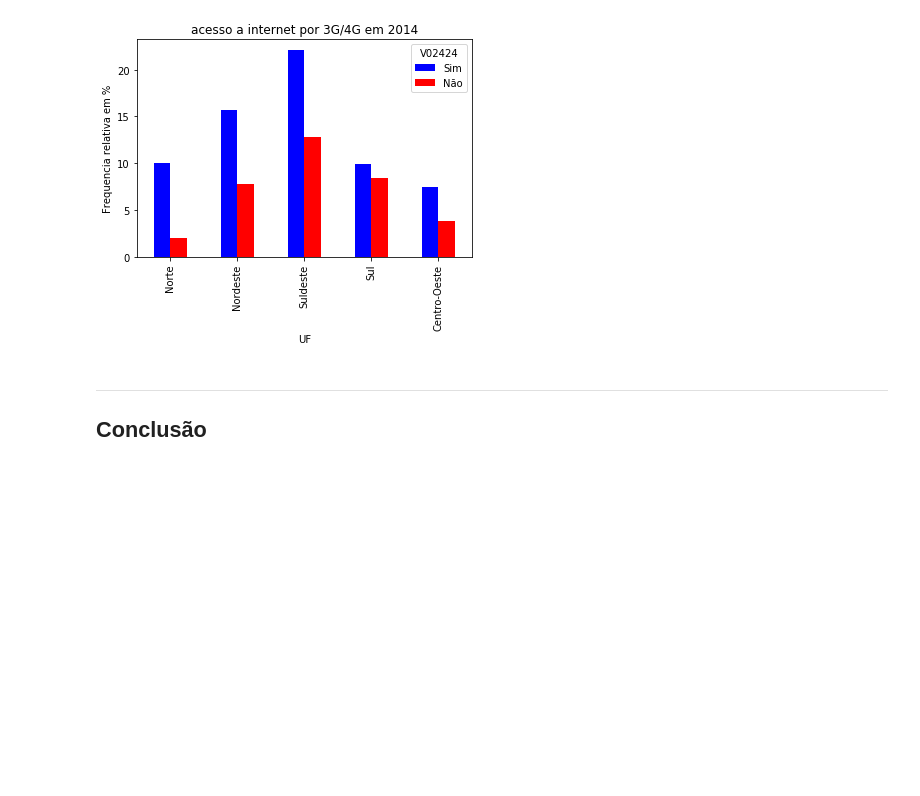
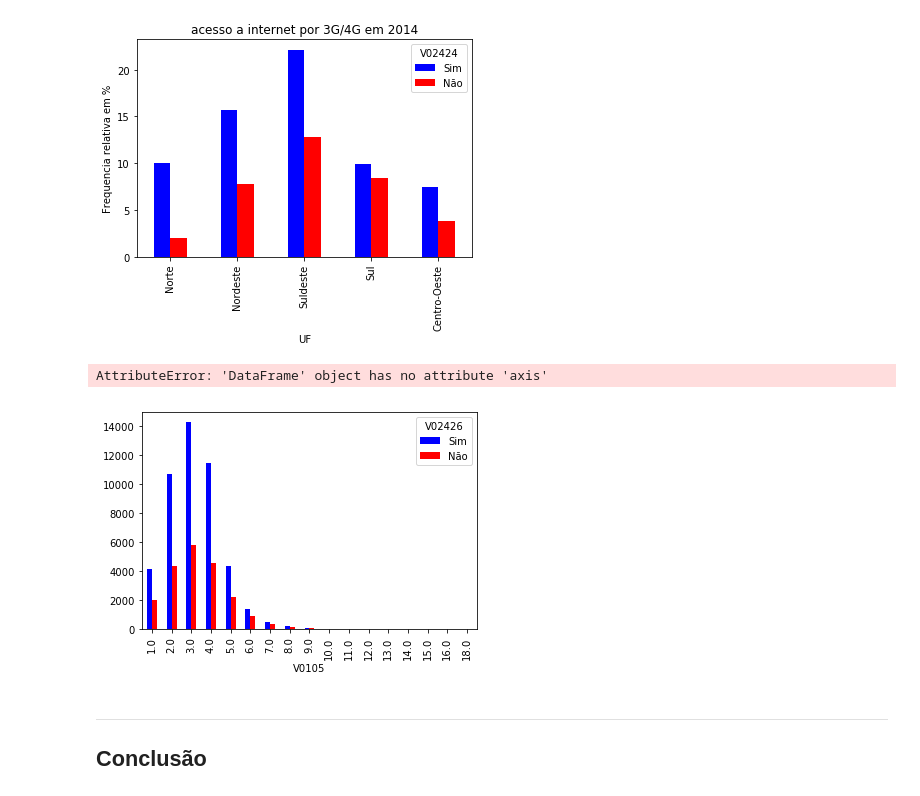
Before and after one commit to gubenites/Ciencia-dos-Dados, a Jupyter notebook: Projeto1 Layout.ipynb, the cells around one changed output. Saved outputs shown, nothing was run; the diff lists cells and outputs as text; code cells hidden in the pictures; blank space fills up the shorter version.

```diff
--- a/Projeto1 Layout.ipynb
+++ b/Projeto1 Layout.ipynb
@@ -138,6 +138,12 @@ See the caveats in the documentation: http://pandas.pydata.org/pandas-docs/stabl
 <matplotlib.text.Text at 0x...>
 [figure]
 [figure]
+# %%
+ct5=pd.crosstab([dados.V0105],[dados.V02426])
+ct5.plot(kind='bar',color=('blue','red'))
+# %% [output]
+AttributeError: 'DataFrame' object has no attribute 'axis'
+[figure, added]
 # %% [markdown]
 ___
 ## Conclusão
```
Also changed, not shown: parts of 2 cells of this notebook.
